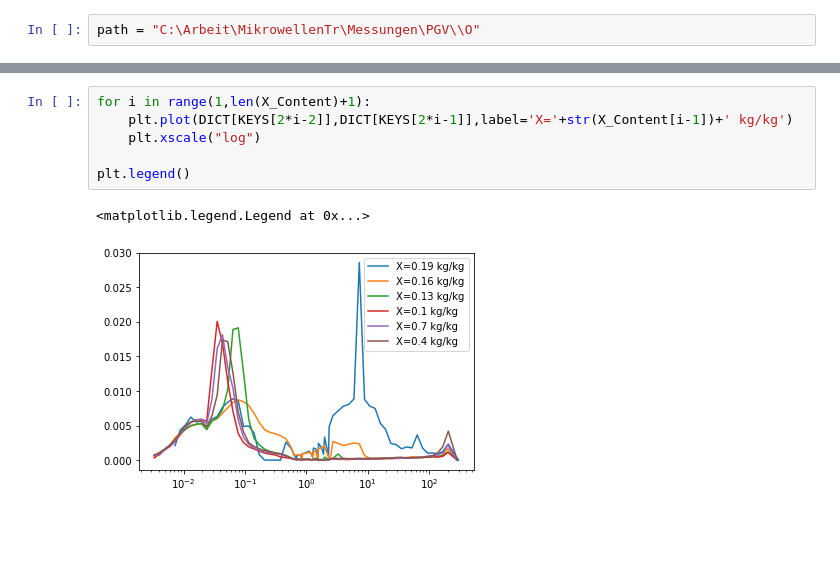
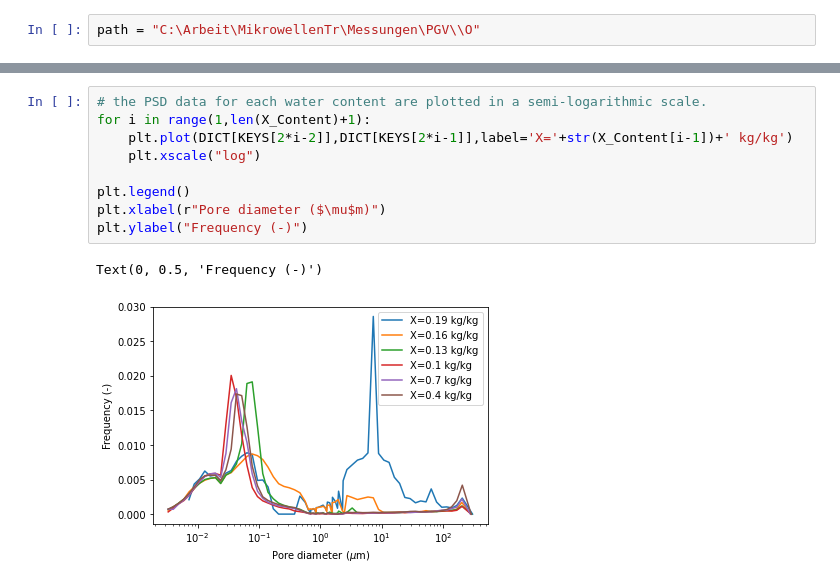
Before and after one commit to Laz4rus/Brick-shrinkage, a Jupyter notebook: PSD analysis.ipynb, the cells around one changed output, grey strips where cells are left out. Cells and saved outputs as stored; diff of their text form; blank space fills up the shorter version.

```diff
--- a/PSD analysis.ipynb
+++ b/PSD analysis.ipynb
@@ -40,11 +44,14 @@ for j in range(1,len(X_Content)+1):
 *** No CODEPAGE record, no encoding_override: will use 'iso-8859-1'
 *** No CODEPAGE record, no encoding_override: will use 'iso-8859-1'
 # %%
+# the PSD data for each water content are plotted in a semi-logarithmic scale.
 for i in range(1,len(X_Content)+1):
     plt.plot(DICT[KEYS[2*i-2]],DICT[KEYS[2*i-1]],label='X='+str(X_Content[i-1])+' kg/kg')
     plt.xscale("log")
 
 plt.legend()
+plt.xlabel(r"Pore diameter ($\mu$m)")
+plt.ylabel("Frequency (-)")
 # %% [output]
-<matplotlib.legend.Legend at 0x...>
+Text(0, 0.5, 'Frequency (-)')
-[figure, old version]
+[figure, new version]
```
Also changed, not shown: parts of 1 cell of this notebook.
